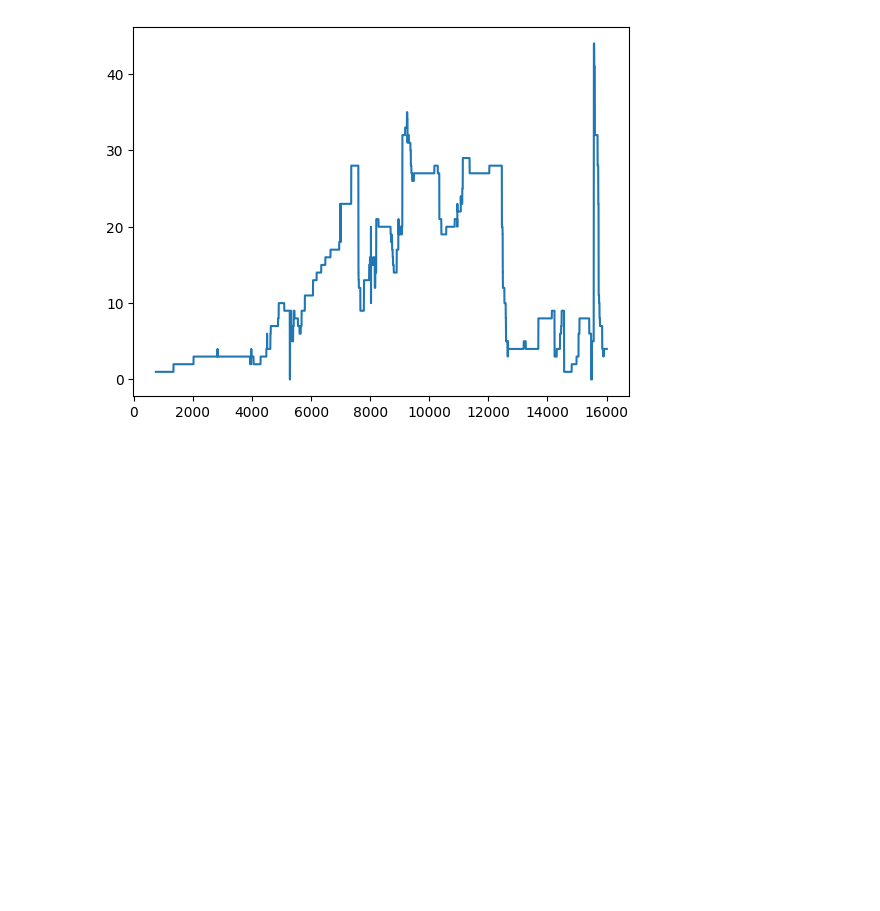
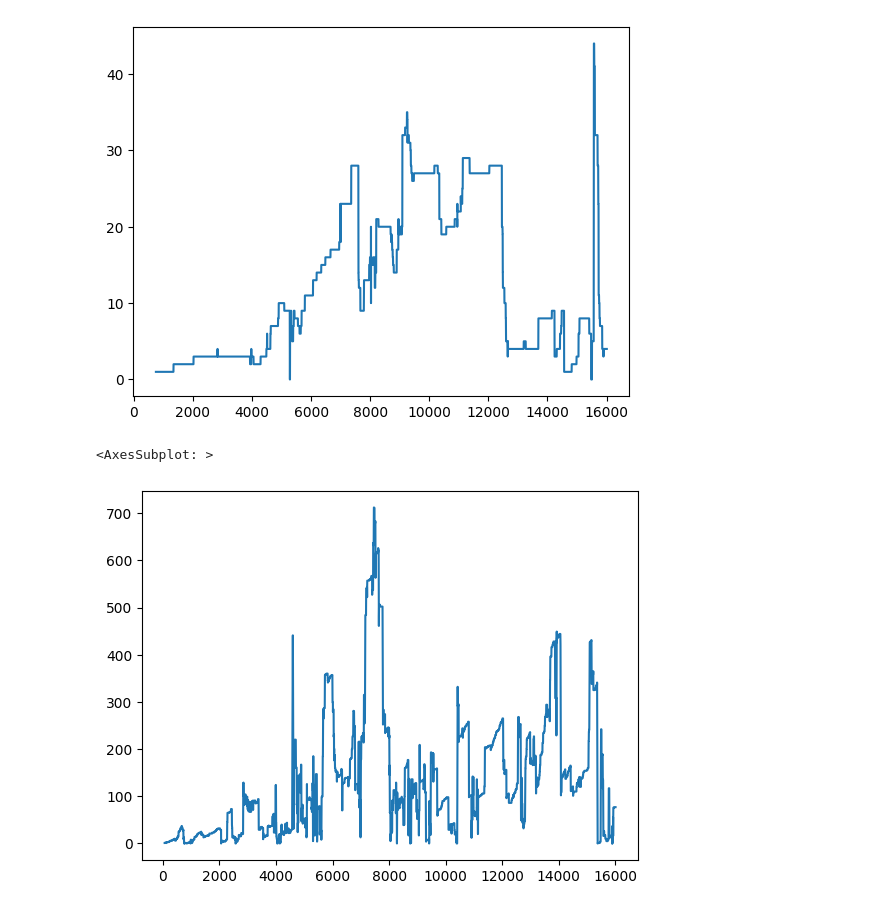
Before and after one commit to LucaTeodorescu/pathofexile-accounting, a Jupyter notebook: exploration.ipynb, the cells around one changed output. Drawn from its saved outputs; the diff is of its cells as text; code cells hidden in the pictures; blank space fills up the shorter version.

Commit message:
test: added chaos and div with actualisation from poe.trade data

```diff
--- a/exploration.ipynb
+++ b/exploration.ipynb
@@ -150,3 +150,8 @@ df_Stash["Divine Orb"].plot()
 # %% [output]
 <AxesSubplot: >
 [figure]
+# %%
+df_Stash["Chaos Orb"].plot()
+# %% [output]
+<AxesSubplot: >
+[figure, added]
```
Also changed, not shown: parts of 2 cells of this notebook.
